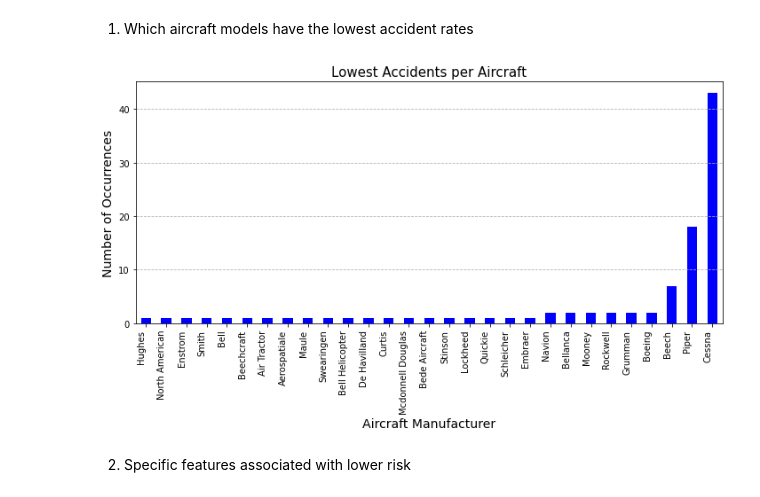
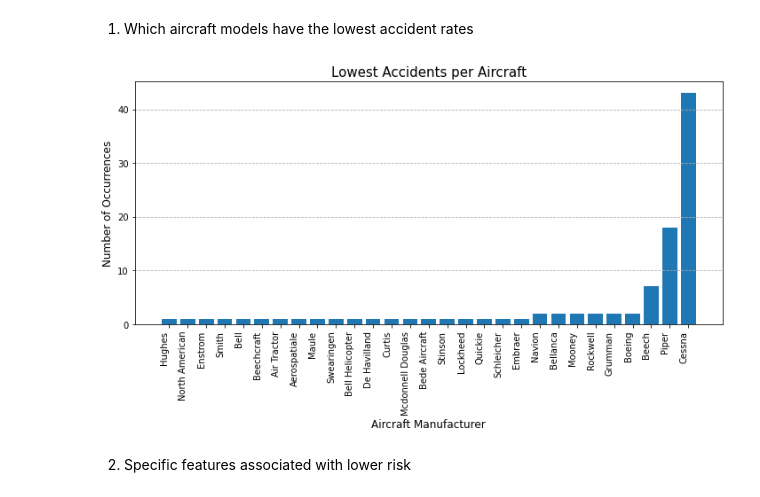
Before and after one commit to KweyuV/dsc-phase-1-project-v3, a Jupyter notebook: student.ipynb, the cells around one changed output. Cells and saved outputs as stored; diff of their text form; code cells hidden in the pictures.

```diff
--- a/student.ipynb
+++ b/student.ipynb
@@ -500,19 +500,18 @@ import seaborn as sns
 # %%
 # Create the plot
 plt.figure(figsize=(10, 6))
-safest_models_with_make.plot(kind='bar', color='blue')
-
+plt.bar(safest_models_with_make.index, safest_models_with_make.values)
 # Customize the plot
 plt.title(('Lowest Accidents per Aircraft'), fontsize=15)
-plt.xlabel('Aircraft Manufacturer', fontsize=14)
-plt.ylabel('Number of Occurrences', fontsize=14)
+plt.xlabel('Aircraft Manufacturer', fontsize=12)
+plt.ylabel('Number of Occurrences', fontsize=12)
 plt.xticks(rotation=90, ha='right')  # Rotate labels for better readability
 plt.grid(axis='y', linestyle='--', alpha=2.0)
 
 plt.tight_layout()
 plt.show()
 # %% [output]
-[figure, old version]
+[figure, new version]
 # %% [markdown]
 2. Specific features associated with lower risk
 # %%
```
Also changed, not shown: 6 other files.
